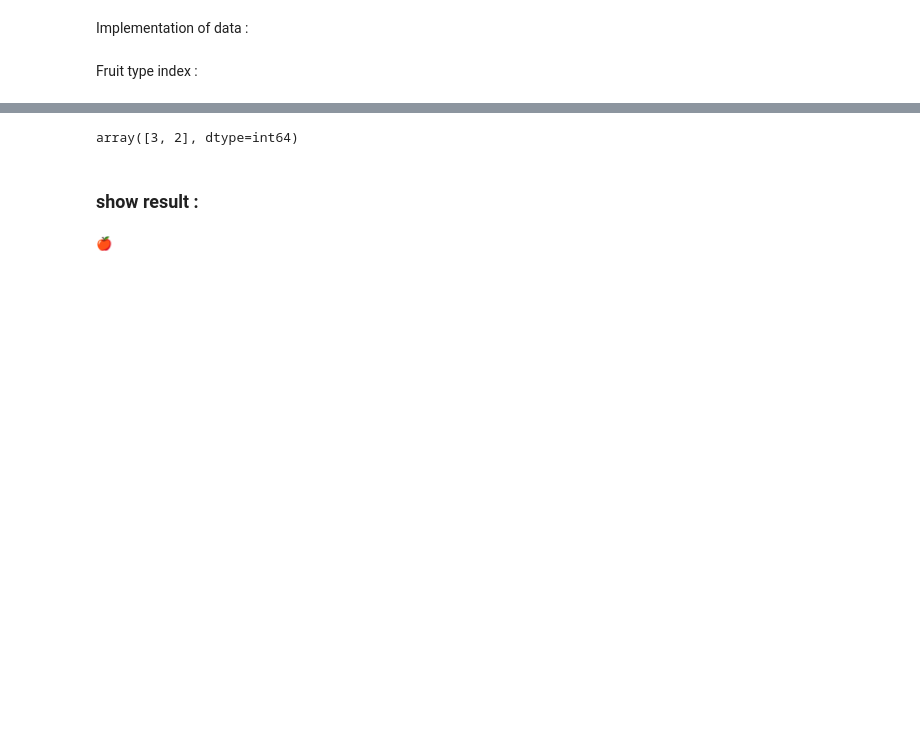
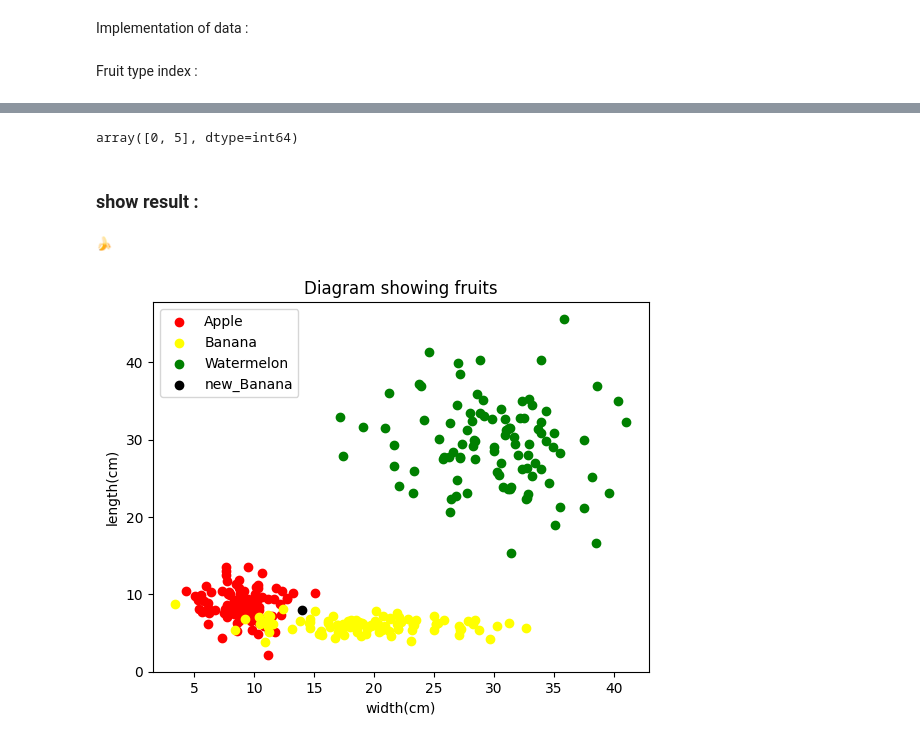
Before and after one commit to Moein-Moatali-2006/Machine-learning, a Jupyter notebook: 6.1/fruit_KNN_ML.ipynb, the cells around one changed output, grey strips where cells are left out. Saved outputs shown, nothing was run; the diff lists cells and outputs as text; code cells hidden in the pictures; blank space fills up the shorter version.

```diff
--- a/6.1/fruit_KNN_ML.ipynb
+++ b/6.1/fruit_KNN_ML.ipynb
@@ -105,16 +106,31 @@ array([0, 0, 0, 1, 1])
 # %%
-guess_ML = np.bincount(Y_train[nearest_neighbors])
-guess_ML
+result = np.bincount(Y_train[nearest_neighbors])
+result
 # %% [output]
-array([3, 2], dtype=int64)
+array([0, 5], dtype=int64)
 # %% [markdown]
 ### show result :
 # %%
-if np.argmax(guess_ML) == 0:
+if np.argmax(result) == 0:
+    guess_ML = "new_Apple"
     print("🍎")
-elif np.argmax(guess_ML) == 1:
+elif np.argmax(result) == 1:
+    guess_ML = "new_Banana"
     print("🍌")
-elif np.argmax(guess_ML) == 2:
+elif np.argmax(result) == 2:
+    guess_ML = "new_Watermelon"
     print("🍉")
 # %% [output]
-🍎
+🍌
+# %%
+plt.scatter(apple_width,apple_length,color="red")
+plt.scatter(banana_width,banana_length,color="yellow")
+plt.scatter(watermelon_width,watermelon_length,color="green")
+plt.scatter(fruit_width_length[0],fruit_width_length[1],color="black")
+plt.title("Diagram showing fruits")
+plt.xlabel("width(cm)")
+plt.ylabel("length(cm)")
+plt.legend(["Apple","Banana","Watermelon",guess_ML])
+plt.show()
+# %% [output]
+[figure, added]
```
Also changed, not shown: parts of 3 cells of this notebook, 3 other files.
